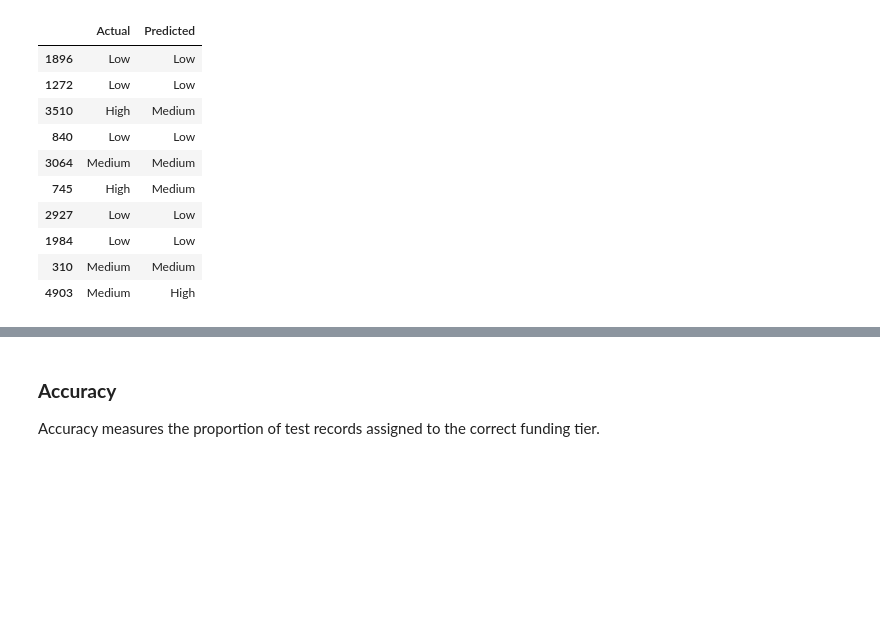
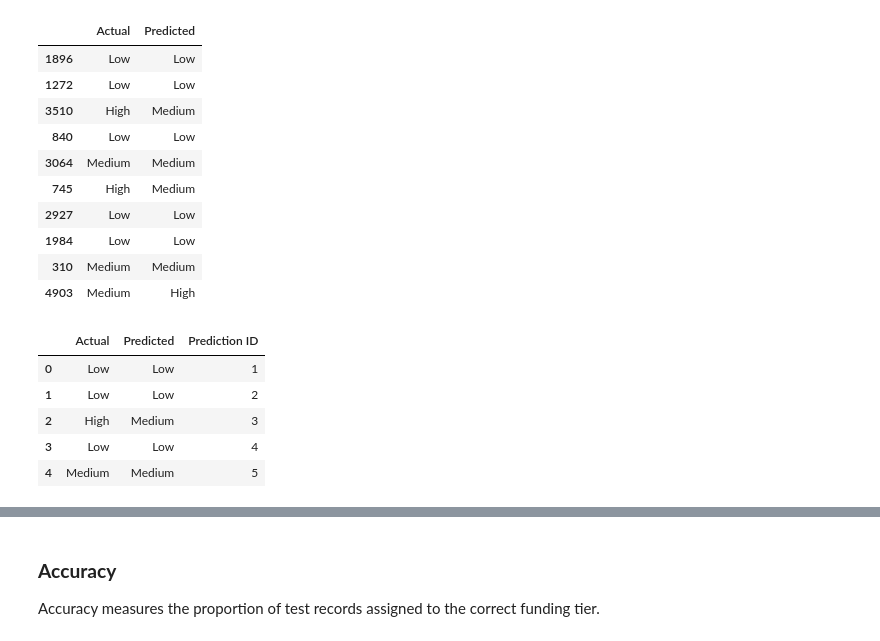
Before and after one commit to vik4t11/Arts-Council-England-Awards-Painted-by-Numbers, a Jupyter notebook: notebooks/4_machine_learning_model.ipynb, the cells around one changed output, grey strips where cells are left out. Saved outputs shown, nothing was run; the diff lists cells and outputs as text; code cells hidden in the pictures; blank space fills up the shorter version.

Commit message:
replace model prediction results dataframe with revised file

```diff
--- a/notebooks/4_machine_learning_model.ipynb
+++ b/notebooks/4_machine_learning_model.ipynb
@@ -284,6 +281,22 @@ results_df.head(10)
 | 1984 | Low | Low |
 | 310 | Medium | Medium |
 | 4903 | Medium | High |
+# %%
+# Give each prediction a unique ID
+results_df = results_df.reset_index(drop=True)
+results_df["Prediction ID"] = results_df.index + 1
+
+# Save for Tableau
+results_df.to_csv("random_forest_predictions.csv", index=False)
+
+display(results_df.head())
+# %% [output]
+|  | Actual | Predicted | Prediction ID |
+| 0 | Low | Low | 1 |
+| 1 | Low | Low | 2 |
+| 2 | High | Medium | 3 |
+| 3 | Low | Low | 4 |
+| 4 | Medium | Medium | 5 |
 # %% [markdown]
 </b>
 # %% [markdown]
```
Also changed, not shown: parts of 2 cells of this notebook, 2 other files.
